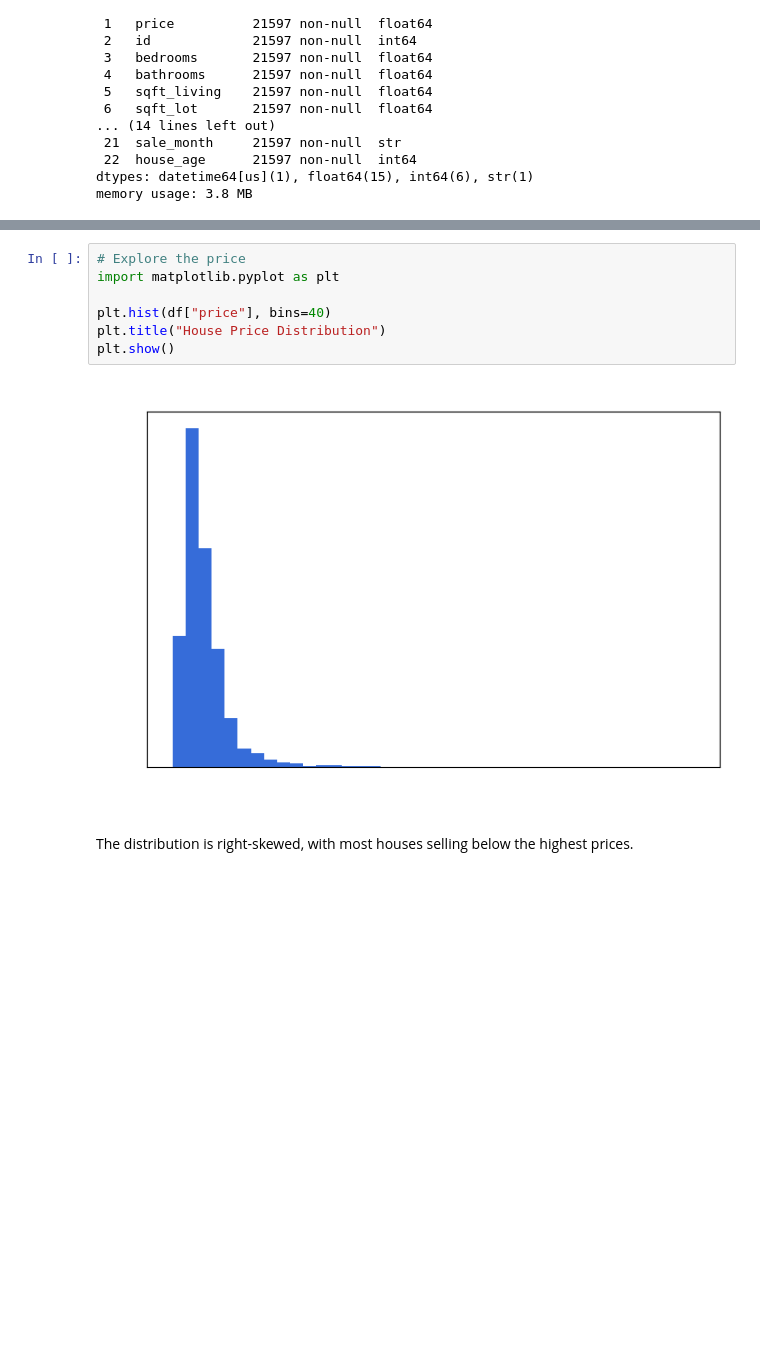
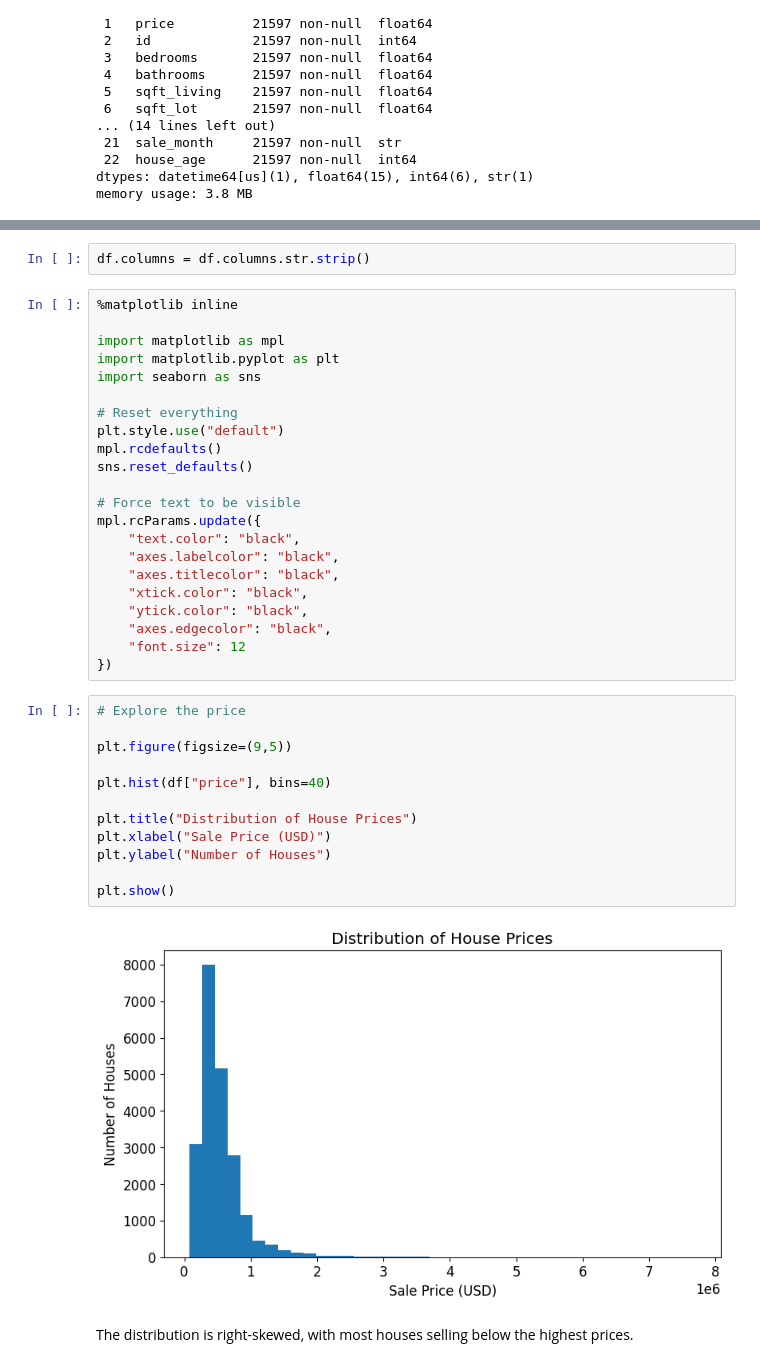
Before and after one commit to knoellouis/ds-eda-project, a Jupyter notebook: 04_eda.ipynb, the cells around one changed output, grey strips where cells are left out. Drawn from its saved outputs; the diff is of its cells as text; blank space fills up the shorter version.

Commit message:
Fix chart issue of Titles and axes titles not showing

```diff
--- a/04_eda.ipynb
+++ b/04_eda.ipynb
@@ -128,13 +116,42 @@ house_age           0
 dtype: int64
+# %%
+df.columns = df.columns.str.strip()
+# %%
+%matplotlib inline
+
+import matplotlib as mpl
+import matplotlib.pyplot as plt
+import seaborn as sns
+
+# Reset everything
+plt.style.use("default")
+mpl.rcdefaults()
+sns.reset_defaults()
+
+# Force text to be visible
+mpl.rcParams.update({
+    "text.color": "black",
+    "axes.labelcolor": "black",
+    "axes.titlecolor": "black",
+    "xtick.color": "black",
+    "ytick.color": "black",
+    "axes.edgecolor": "black",
+    "font.size": 12
+})
 # %%
 # Explore the price
-import matplotlib.pyplot as plt
+
+plt.figure(figsize=(9,5))
 
 plt.hist(df["price"], bins=40)
-plt.title("House Price Distribution")
+
+plt.title("Distribution of House Prices")
+plt.xlabel("Sale Price (USD)")
+plt.ylabel("Number of Houses")
+
 plt.show()
 # %% [output]
-[figure, old version]
+[figure, new version]
 # %% [markdown]
 The distribution is right-skewed, with most houses selling below the highest prices.
 # %%
```
Also changed, not shown: parts of 18 cells of this notebook.
